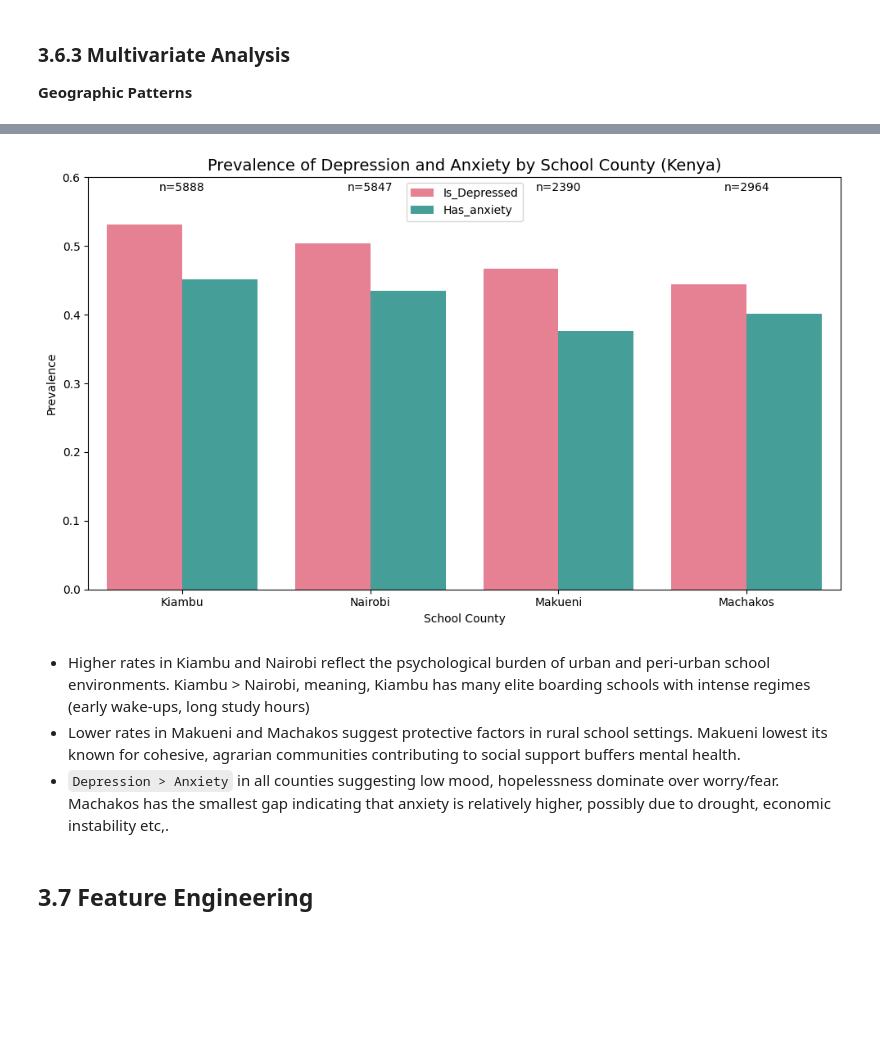
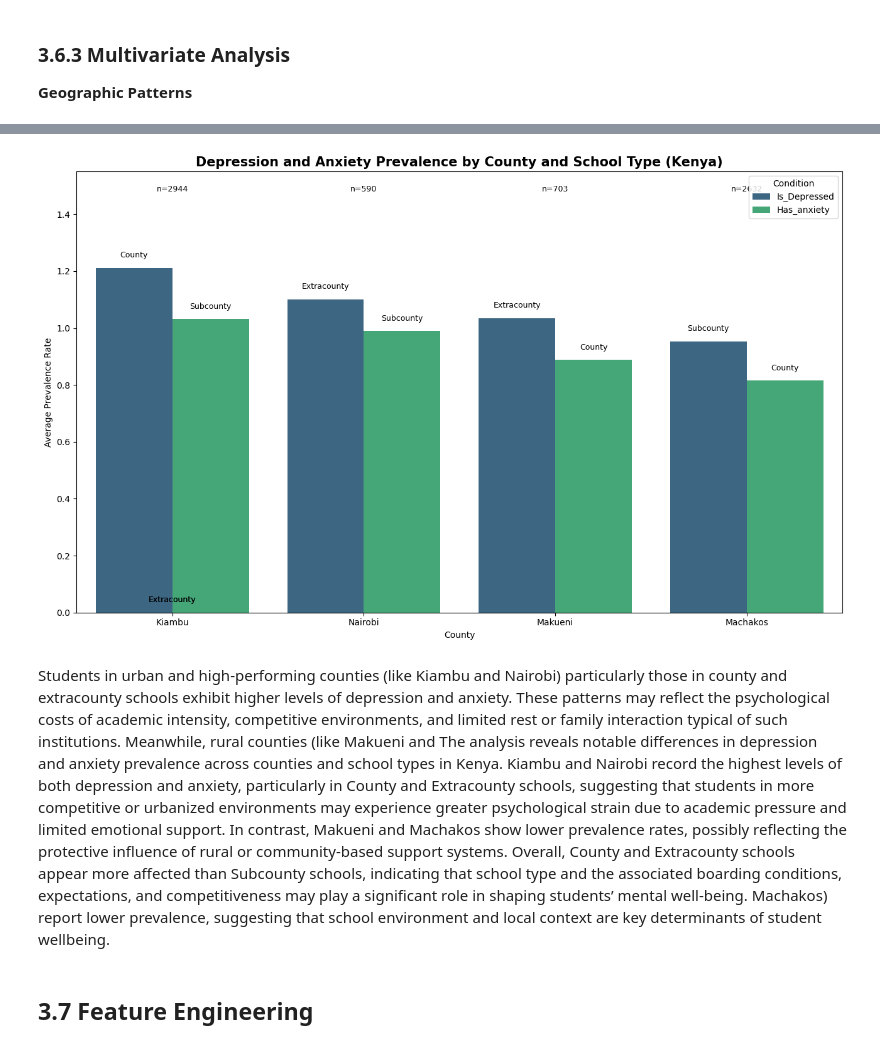
Before and after one commit to r0sh1ddy/Depression-Anxiety-predictor-for-High-School-Students-in-Kenya, a Jupyter notebook: index.ipynb, the cells around one changed output, grey strips where cells are left out. Saved outputs shown, nothing was run; the diff lists cells and outputs as text; code cells hidden in the pictures; blank space fills up the shorter version.

```diff
--- a/index.ipynb
+++ b/index.ipynb
@@ -735,37 +739,59 @@ county_stats[county_stats['n_students'] >= 100].sort_values('Is_Depressed', asce
 # %%
 data = {
-    'School_County': ['Kiambu', 'Nairobi', 'Makueni', 'Machakos'],
-    'Is_Depressed': [0.531, 0.504, 0.467, 0.444],
-    'Has_anxiety': [0.451, 0.435, 0.376, 0.401],
-    'n_students': [5888, 5847, 2390, 2964]
+    'School_County': ['Kiambu', 'Nairobi', 'Makueni', 'Machakos',
+                      'Kiambu', 'Nairobi', 'Makueni'],
+    'School_type': ['County', 'Extracounty', 'Extracounty', 'Subcounty',
+                    'Subcounty', 'Subcounty', 'County'],
+    'Is_Depressed': [1.334190, 1.182119, 1.177612, 0.952542, 1.088380, 1.021161, 0.891452],
+    'Has_anxiety': [1.149100, 1.086093, 0.985075, 0.815254, 0.914166, 0.892987, 0.791045],
+    'n_students': [389, 302, 670, 590, 5499, 4962, 737]
 }
-plot_df = pd.DataFrame(data)
 
-# Bar plot
-plot_df = plot_df.melt(id_vars='School_County', value_vars=['Is_Depressed', 'Has_anxiety'],
-                        var_name='Condition', value_name='Prevalence')
+df_1 = pd.DataFrame(data)
+plot_df = df_1.melt(
+    id_vars=['School_County', 'School_type', 'n_students'],
+    value_vars=['Is_Depressed', 'Has_anxiety'],
+    var_name='Condition',
+    value_name='Prevalence'
+)
 
-plt.figure(figsize=(10, 6))
-sns.barplot(data=plot_df, x='School_County', y='Prevalence', hue='Condition', palette='husl')
-plt.title('Prevalence of Depression and Anxiety by School County (Kenya)', fontsize=14)
-plt.ylabel('Prevalence')
-plt.xlabel('School County')
-plt.legend(title='')
-plt.ylim(0, 0.6)
+plt.figure(figsize=(13, 8))
+ax = sns.barplot(
+    data=plot_df,
+    x='School_County',
+    y='Prevalence',
+    hue='Condition',
+    palette='viridis',
+    errorbar=None
+)
 
-# Add n_students as text
-for i, row in enumerate(data['School_County']):
-    n = data['n_students'][i]
-    plt.text(i, 0.58, f'n={n}', ha='center', fontsize=10, color='black')
-plt.savefig('Image/Prevalence of Depression and Anxiety by School County (Kenya).png', dpi=300, bbox_inches='tight')
+for bar, (_, row) in zip(ax.patches, plot_df.iterrows()):
+    height = bar.get_height()
+    x = bar.get_x() + bar.get_width() / 2
+    school_type = row['School_type']
+    ax.text(
+        x, height + 0.03,
+        school_type,
+        ha='center', va='bottom',
+        fontsize=9, color='black', rotation=0
+    )
+
+county_means = df_1.groupby('School_County', as_index=False)['n_students'].mean()
+for i, row in enumerate(county_means.itertuples()):
+    plt.text(i, 1.48, f"n={int(row.n_students)}", ha='center', fontsize=9, color='black')
+plt.title('Depression and Anxiety Prevalence by County and School Type (Kenya)',
+          fontsize=15, weight='bold')
+plt.ylabel('Average Prevalence Rate')
+plt.xlabel('County')
+plt.ylim(0, 1.55)
+plt.legend(title='Condition', loc='upper right')
 plt.tight_layout()
+plt.savefig('Image/Depression_Anxiety_by_County_and_SchoolType.png', dpi=300, bbox_inches='tight')
 plt.show()
 # %% [output]
-[figure, old version]
+[figure, new version]
 # %% [markdown]
-- Higher rates in Kiambu and Nairobi reflect the psychological burden of urban and peri-urban school environments. Kiambu > Nairobi, meaning, Kiambu has many elite boarding schools with intense regimes (early wake-ups, long study hours)
-- Lower rates in Makueni and Machakos suggest protective factors in rural school settings. Makueni lowest its known for cohesive, agrarian communities contributing to social support buffers mental health.
-- `Depression > Anxiety` in all counties suggesting low mood, hopelessness dominate over worry/fear. Machakos has the smallest gap indicating that anxiety is relatively higher, possibly due to drought, economic instability etc,.
+Students in urban and high-performing counties (like Kiambu and Nairobi)  particularly those in county and extracounty schools exhibit higher levels of depression and anxiety. These patterns may reflect the psychological costs of academic intensity, competitive environments, and limited rest or family interaction typical of such institutions. Meanwhile, rural counties (like Makueni and The analysis reveals notable differences in depression and anxiety prevalence across counties and school types in Kenya. Kiambu and Nairobi record the highest levels of both depression and anxiety, particularly in County and Extracounty schools, suggesting that students in more competitive or urbanized environments may experience greater psychological strain due to academic pressure and limited emotional support. In contrast, Makueni and Machakos show lower prevalence rates, possibly reflecting the protective influence of rural or community-based support systems. Overall, County and Extracounty schools appear more affected than Subcounty schools, indicating that school type and the associated boarding conditions, expectations, and competitiveness may play a significant role in shaping students’ mental well-being. Machakos) report lower prevalence, suggesting that school environment and local context are key determinants of student wellbeing.
 # %% [markdown]
 ## 3.7 Feature Engineering
 # %% [markdown]
```
Also changed, not shown: parts of 20 cells of this notebook, 6 other files.
